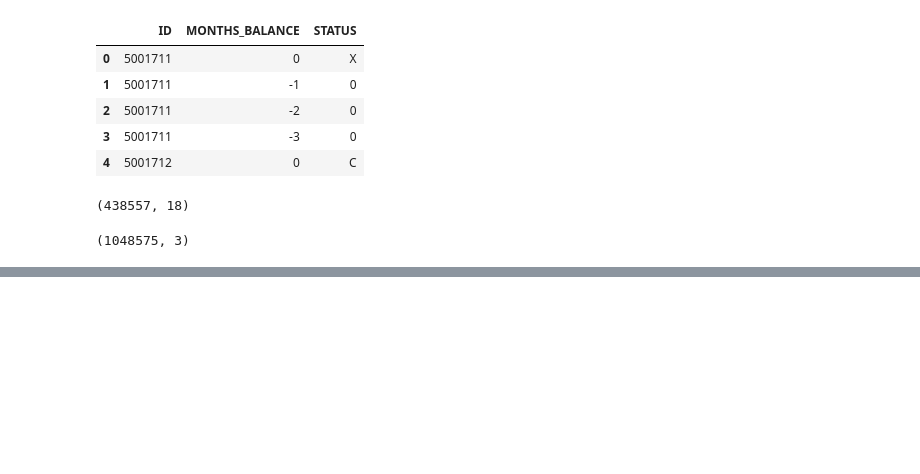
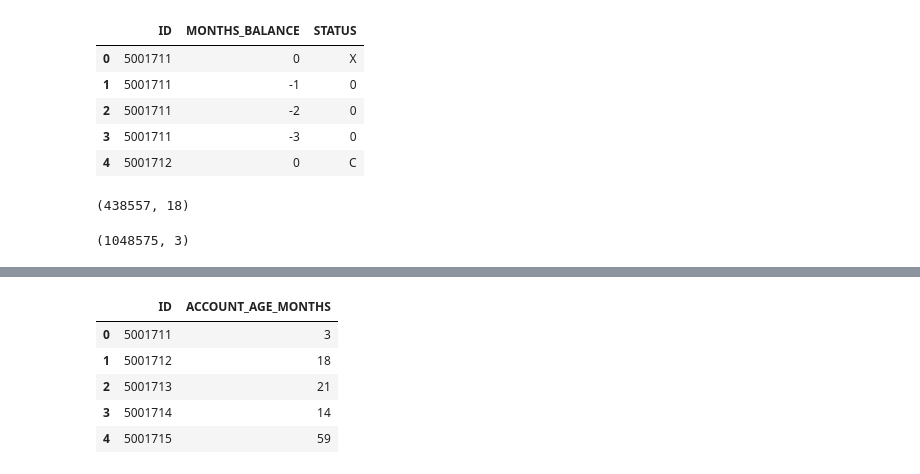
Before and after one commit to fazmila/Project, a Jupyter notebook: Project.ipynb, the cells around one changed output, grey strips where cells are left out. Cells and saved outputs as stored; diff of their text form; code cells hidden in the pictures; blank space fills up the shorter version.

```diff
--- a/Project.ipynb
+++ b/Project.ipynb
@@ -91,0 +92,13 @@ merged_data.shape
+# %%
+# Drop the 'min' and 'max' columns, keeping only 'ACCOUNT_AGE_MONTHS'
+account_age = account_age[['ID', 'ACCOUNT_AGE_MONTHS']]
+
+# Display the updated DataFrame
+account_age.head()
+# %% [output]
+|  | ID | ACCOUNT_AGE_MONTHS |
+| 0 | 5001711 | 3 |
+| 1 | 5001712 | 18 |
+| 2 | 5001713 | 21 |
+| 3 | 5001714 | 14 |
+| 4 | 5001715 | 59 |
```
Also changed, not shown: parts of 12 cells of this notebook.
